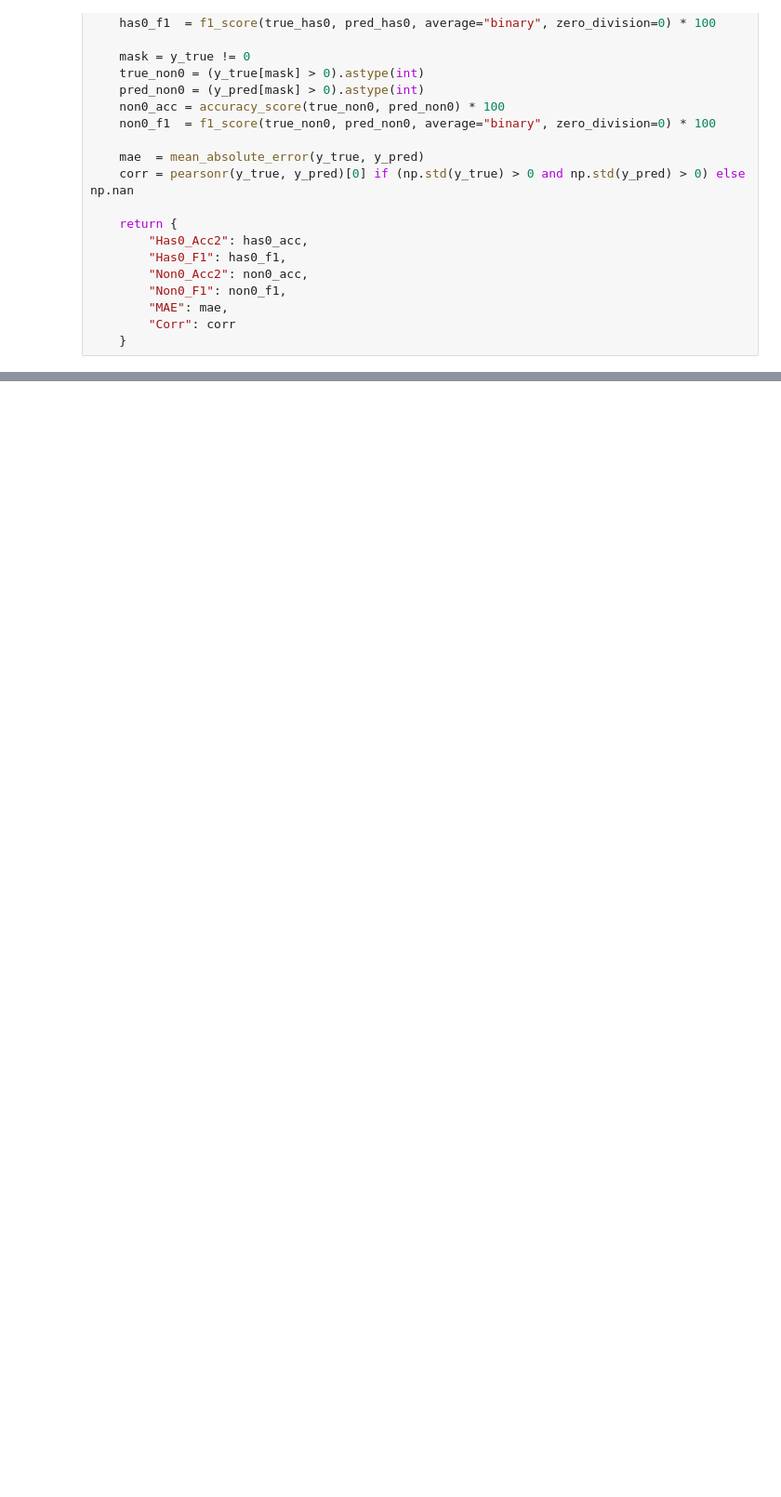
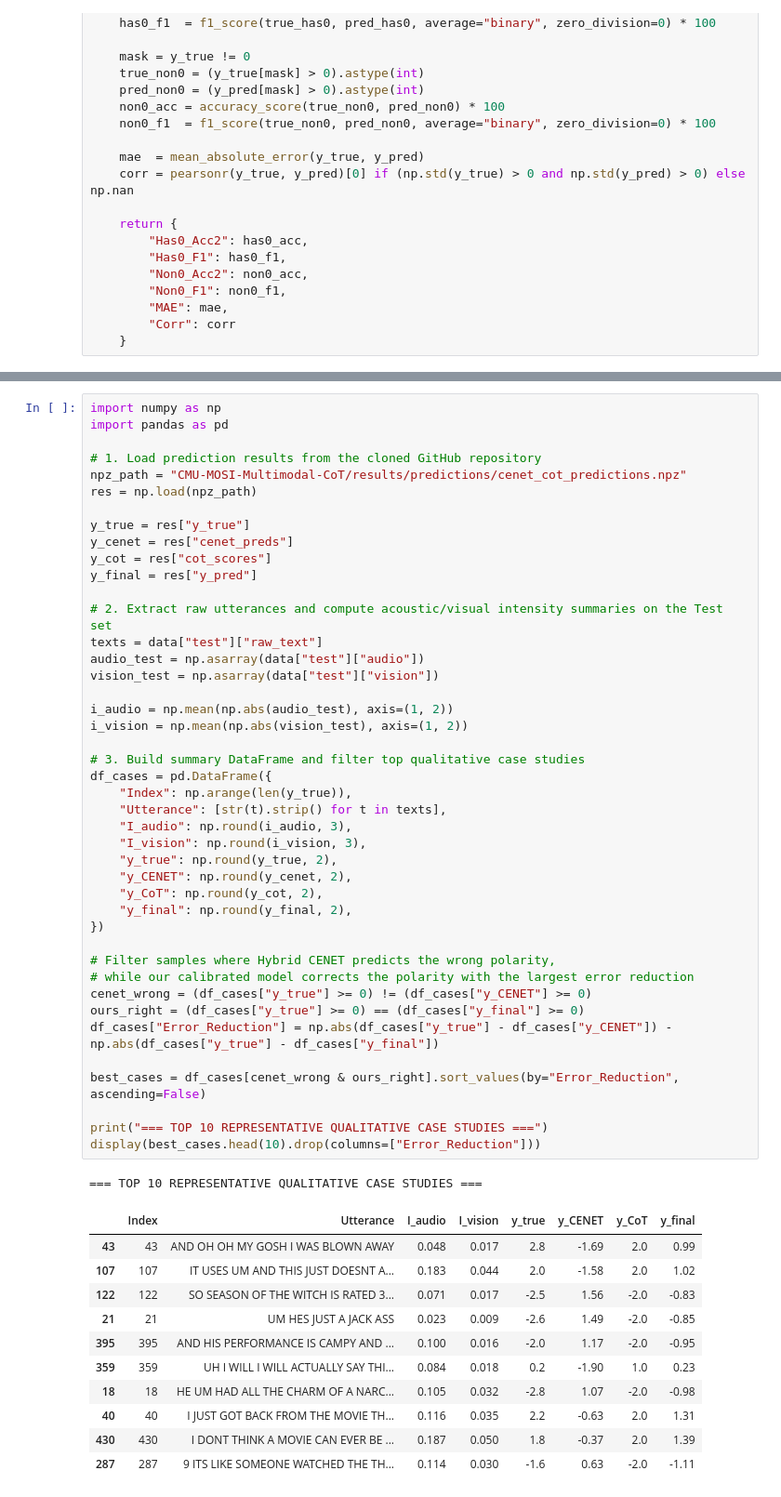
Before and after one commit to nguyenvananmt9/CMU-MOSI-Multimodal-CoT, a Jupyter notebook: notebooks/CMU_MOSI_Multimodal_CoT.ipynb, the cells around one changed output, grey strips where cells are left out. Shown at 93% size. Drawn from its saved outputs; the diff is of its cells as text; blank space fills up the shorter version.

Commit message:
Update EFDNN naming and add qualitative case study analysis

```diff
--- a/notebooks/CMU_MOSI_Multimodal_CoT.ipynb
+++ b/notebooks/CMU_MOSI_Multimodal_CoT.ipynb
@@ -774,0 +1150,56 @@ plot_metric_comparison(f1_base,  f1_cot,  "F1-Score (%)",        (70.0, 90.0), "
+# %%
+import numpy as np
+import pandas as pd
+
+# 1. Load prediction results from the cloned GitHub repository
+npz_path = "CMU-MOSI-Multimodal-CoT/results/predictions/cenet_cot_predictions.npz"
+res = np.load(npz_path)
+
+y_true = res["y_true"]
+y_cenet = res["cenet_preds"]
+y_cot = res["cot_scores"]
+y_final = res["y_pred"]
+
+# 2. Extract raw utterances and compute acoustic/visual intensity summaries on the Test set
+texts = data["test"]["raw_text"]
+audio_test = np.asarray(data["test"]["audio"])
+vision_test = np.asarray(data["test"]["vision"])
+
+i_audio = np.mean(np.abs(audio_test), axis=(1, 2))
+i_vision = np.mean(np.abs(vision_test), axis=(1, 2))
+
+# 3. Build summary DataFrame and filter top qualitative case studies
+df_cases = pd.DataFrame({
+    "Index": np.arange(len(y_true)),
+    "Utterance": [str(t).strip() for t in texts],
+    "I_audio": np.round(i_audio, 3),
+    "I_vision": np.round(i_vision, 3),
+    "y_true": np.round(y_true, 2),
+    "y_CENET": np.round(y_cenet, 2),
+    "y_CoT": np.round(y_cot, 2),
+    "y_final": np.round(y_final, 2),
+})
+
+# Filter samples where Hybrid CENET predicts the wrong polarity,
+# while our calibrated model corrects the polarity with the largest error reduction
+cenet_wrong = (df_cases["y_true"] >= 0) != (df_cases["y_CENET"] >= 0)
+ours_right = (df_cases["y_true"] >= 0) == (df_cases["y_final"] >= 0)
+df_cases["Error_Reduction"] = np.abs(df_cases["y_true"] - df_cases["y_CENET"]) - np.abs(df_cases["y_true"] - df_cases["y_final"])
+
+best_cases = df_cases[cenet_wrong & ours_right].sort_values(by="Error_Reduction", ascending=False)
+
+print("=== TOP 10 REPRESENTATIVE QUALITATIVE CASE STUDIES ===")
+display(best_cases.head(10).drop(columns=["Error_Reduction"]))
+# %% [output]
+=== TOP 10 REPRESENTATIVE QUALITATIVE CASE STUDIES ===
+|  | Index | Utterance | I_audio | I_vision | y_true | y_CENET | y_CoT | y_final |
+| 43 | 43 | AND OH OH MY GOSH I WAS BLOWN AWAY | 0.048 | 0.017 | 2.8 | -1.69 | 2.0 | 0.99 |
+| 107 | 107 | IT USES UM AND THIS JUST DOESNT A... | 0.183 | 0.044 | 2.0 | -1.58 | 2.0 | 1.02 |
+| 122 | 122 | SO SEASON OF THE WITCH IS RATED 3... | 0.071 | 0.017 | -2.5 | 1.56 | -2.0 | -0.83 |
+| 21 | 21 | UM HES JUST A JACK ASS | 0.023 | 0.009 | -2.6 | 1.49 | -2.0 | -0.85 |
+| 395 | 395 | AND HIS PERFORMANCE IS CAMPY AND ... | 0.100 | 0.016 | -2.0 | 1.17 | -2.0 | -0.95 |
+| 359 | 359 | UH I WILL I WILL ACTUALLY SAY THI... | 0.084 | 0.018 | 0.2 | -1.90 | 1.0 | 0.23 |
+| 18 | 18 | HE UM HAD ALL THE CHARM OF A NARC... | 0.105 | 0.032 | -2.8 | 1.07 | -2.0 | -0.98 |
+| 40 | 40 | I JUST GOT BACK FROM THE MOVIE TH... | 0.116 | 0.035 | 2.2 | -0.63 | 2.0 | 1.31 |
+| 430 | 430 | I DONT THINK A MOVIE CAN EVER BE ... | 0.187 | 0.050 | 1.8 | -0.37 | 2.0 | 1.39 |
+| 287 | 287 | 9 ITS LIKE SOMEONE WATCHED THE TH... | 0.114 | 0.030 | -1.6 | 0.63 | -2.0 | -1.11 |
```
Also changed, not shown: parts of 16 cells of this notebook.
